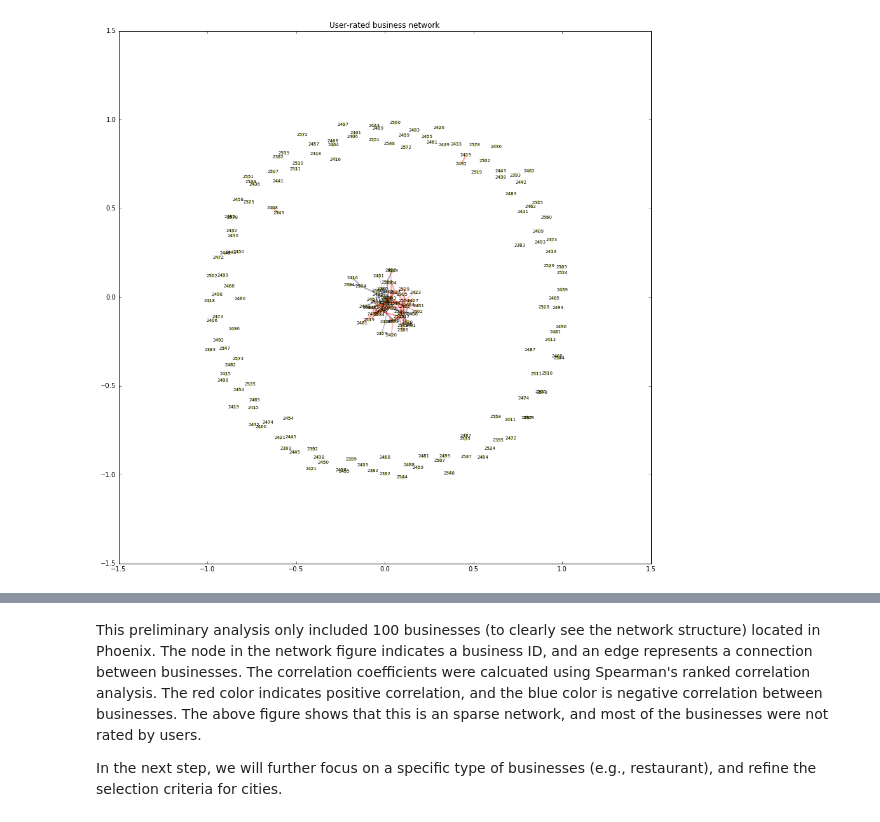
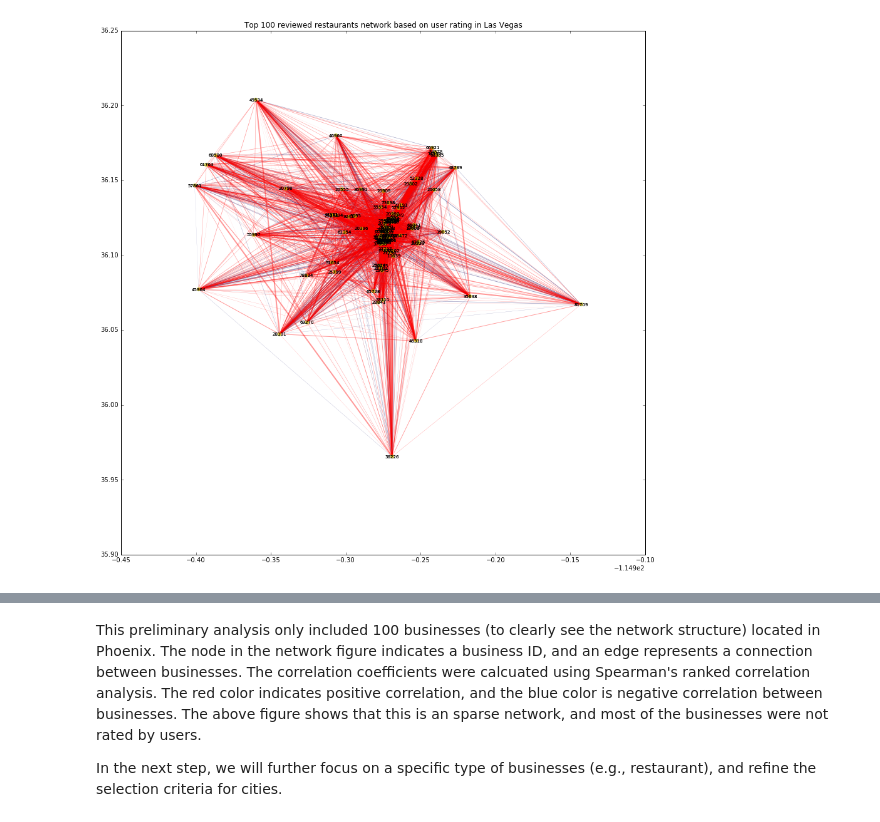
Before and after one commit to NickHoernle/Data-Science-Project-AM209a, a Jupyter notebook: data_exploration/Network_Analysis_Reiko.ipynb, the cells around one changed output, grey strips where cells are left out. Saved outputs shown, nothing was run; the diff lists cells and outputs as text; code cells hidden in the pictures.

```diff
--- a/data_exploration/Network_Analysis_Reiko.ipynb
+++ b/data_exploration/Network_Analysis_Reiko.ipynb
@@ -51,39 +84,59 @@ corr_matrix = subset_t.corr(method='spearman')
+# %%
+##Create Las Vegas data##
+LVrestaurants = restaurants_reviews_nodup[ restaurants_reviews_nodup['location'] == 'Las Vegas' ]
+
+#Slect top 100 frequently rated restaurants
+LV100 = LVrestaurants['business_id'].value_counts()[:100]
+LV100id = LV100.index
+mask = LVrestaurants['business_id'].isin(LV100id)
+LVrestaurants100 = LVrestaurants[mask]
+
+LVrestaurants100_r = LVrestaurants100[['user_id', 'business_id', 'stars']]
+LVrestaurants100_t = LVrestaurants100_r.pivot(index='user_id', columns='business_id', values='stars')
+
+#Create correlation matrix of star rating
+LVcorr_matrix = LVrestaurants100_t.corr(method='spearman')
+LVcorr_matrix_values = LVcorr_matrix.reset_index().values
+# %%
+#Create position for the network
+posx = []
+for i in range(0, LVrestaurants100.shape[0]):
+    posx.append((LVrestaurants100.iloc[i, 1], [LVrestaurants100.iloc[i, 12], LVrestaurants100.iloc[i, 11]]))#business id, longitude, latitude
+
+position_dic = dict(posx)
 # %%
-#So many businesses and, we only choses some businesses for now
-corr_subx = corr_matrix.iloc[:100, :100]
-corr_sub = corr_subx.reset_index().values
-
-#Construct network
+##Construct Las Vegas network using top 100 reviewed restaurants
+#x axis longitude, y axis latitude
 node0=[]
 node1=[]
 weight0=[]
 weight1=[]
-columns=corr_subx.columns.values
-for i, line in enumerate(corr_sub):
-    tokens=corr_sub[i]
+columns=LVcorr_matrix.columns.values
+for i, line in enumerate(LVcorr_matrix_values):
+    tokens=LVcorr_matrix_values[i]
     row=tokens[0]
     for column, cell in zip(columns[i:],tokens[i+1:]):
         if (cell != "") and (float(cell) < 0):
             node0.append(( int(row), int(column) ))
             weight0.append(float(cell))
         elif (cell != "") and (float(cell) > 0):
             node1.append(( int(row), int(column) ))
             weight1.append(float(cell))
 
 G0=nx.Graph()
 G0.add_nodes_from(columns)
 G0.add_edges_from(node0)
 G1=nx.Graph()
 G1.add_nodes_from(columns)
 G1.add_edges_from(node1)
 
 weight0x=[i*(-2) for i in weight0]
 weight1x=[i*2 for i in weight1]
 
 plt.figure(figsize=(15, 15))
-plt.title('User-rated business network')
-nx.draw_networkx(G0, width=weight0x, edge_color='midnightblue', node_color='y', node_size=40, linewidths=0, alpha=0.4, font_size=7)
-nx.draw_networkx(G1, width=weight1x, edge_color='r',            node_color='y', node_size=40, linewidths=0, alpha=0.4, font_size=7)
+plt.title('Top 100 reviewed restaurants network based on user rating in Las Vegas')
+nx.draw_networkx(G0, position_dic, width=weight0x, edge_color='midnightblue', node_color='y', node_size=40, linewidths=0, alpha=0.4, font_size=7)
+nx.draw_networkx(G1, position_dic, width=weight1x, edge_color='r',            node_color='y', node_size=40, linewidths=0, alpha=0.4, font_size=7)
 plt.show()
 # %% [output]
-[figure, old version]
+[figure, new version]
```
Also changed, not shown: parts of 17 cells of this notebook.
